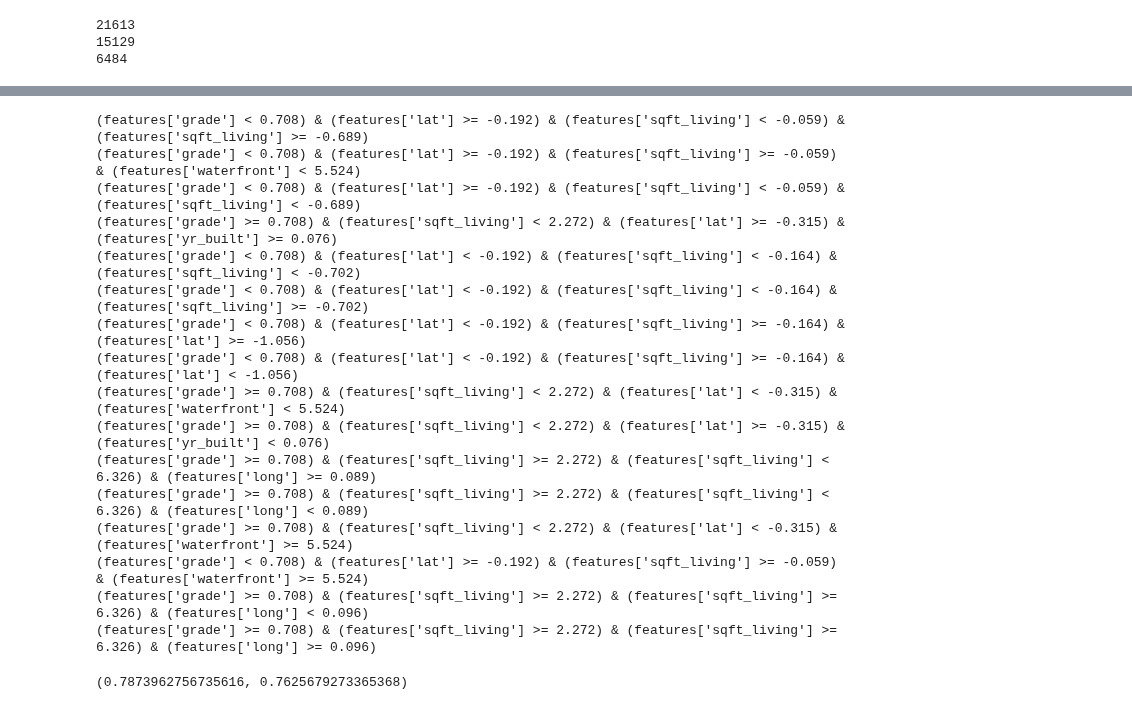
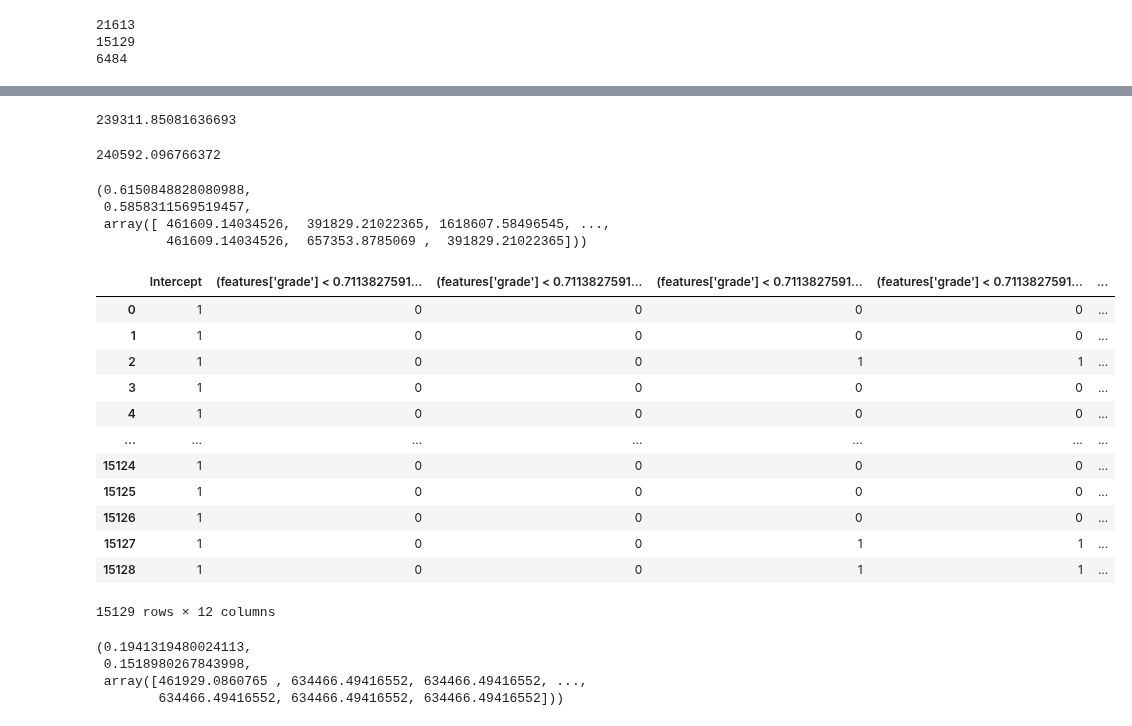
Before and after one commit to RyanLucas3/An-Optimal-RuleFit-Algorithm, a Jupyter notebook: ORRFA_new copy 2.ipynb, the cells around one changed output, grey strips where cells are left out. Saved outputs shown, nothing was run; the diff lists cells and outputs as text; code cells hidden in the pictures.

```diff
--- a/ORRFA_new copy 2.ipynb
+++ b/ORRFA_new copy 2.ipynb
@@ -130,0 +69,11 @@ for tree in rules.keys():
+# %%
+OCT_H = iai.GridSearch(
+                  iai.OptimalTreeRegressor(
+                      max_depth = 3))
+
+OCT_H.fit(features.copy(), diagnosis)
+OCT_score = OCT_H.score(features_test, diagnosis_test)
+
+regr = DecisionTreeRegressor(max_depth=3, random_state=1234)
+model = regr.fit(features, diagnosis)
+DT_score = model.score(features_test, diagnosis_test)
@@ -180,0 +161,6 @@ def reg_results(generated_features, features, diagnosis, features_test, diagnosi
+# %%
+OCT_generated_features = big_df.loc[:,~big_df.columns.duplicated()].copy()
+
+for column in OCT_generated_features.columns:
+    if OCT_generated_features[column].sum() == len(OCT_generated_features):
+        del OCT_generated_features[column]
@@ -180,0 +202,4 @@ def reg_results(generated_features, features, diagnosis, features_test, diagnosi
+# %%
+abs(diagnosis_test - p2[1]).mean()
+# %% [output]
+239311.85081636693
@@ -181,20 +209,29 @@ def reg_results(generated_features, features, diagnosis, features_test, diagnosi
+# %%
+abs(reg.predict(test) - diagnosis_test).mean()
+# %% [output]
+240592.096766372
 # %%
-reg_results(dt_df, features, diagnosis, features_test, diagnosis_test, gen= True)
+DT = reg_results(dt_df, features, diagnosis, features_test, diagnosis_test, gen= True, use_features=False)
-# %% [output]
-(features['grade'] < 0.708) & (features['lat'] >= -0.192) & (features['sqft_living'] < -0.059) & (features['sqft_living'] >= -0.689)
-(features['grade'] < 0.708) & (features['lat'] >= -0.192) & (features['sqft_living'] >= -0.059) & (features['waterfront'] < 5.524)
-(features['grade'] < 0.708) & (features['lat'] >= -0.192) & (features['sqft_living'] < -0.059) & (features['sqft_living'] < -0.689)
-(features['grade'] >= 0.708) & (features['sqft_living'] < 2.272) & (features['lat'] >= -0.315) & (features['yr_built'] >= 0.076)
-(features['grade'] < 0.708) & (features['lat'] < -0.192) & (features['sqft_living'] < -0.164) & (features['sqft_living'] < -0.702)
-(features['grade'] < 0.708) & (features['lat'] < -0.192) & (features['sqft_living'] < -0.164) & (features['sqft_living'] >= -0.702)
-(features['grade'] < 0.708) & (features['lat'] < -0.192) & (features['sqft_living'] >= -0.164) & (features['lat'] >= -1.056)
-(features['grade'] < 0.708) & (features['lat'] < -0.192) & (features['sqft_living'] >= -0.164) & (features['lat'] < -1.056)
-(features['grade'] >= 0.708) & (features['sqft_living'] < 2.272) & (features['lat'] < -0.315) & (features['waterfront'] < 5.524)
-(features['grade'] >= 0.708) & (features['sqft_living'] < 2.272) & (features['lat'] >= -0.315) & (features['yr_built'] < 0.076)
-(features['grade'] >= 0.708) & (features['sqft_living'] >= 2.272) & (features['sqft_living'] < 6.326) & (features['long'] >= 0.089)
-(features['grade'] >= 0.708) & (features['sqft_living'] >= 2.272) & (features['sqft_living'] < 6.326) & (features['long'] < 0.089)
-(features['grade'] >= 0.708) & (features['sqft_living'] < 2.272) & (features['lat'] < -0.315) & (features['waterfront'] >= 5.524)
-(features['grade'] < 0.708) & (features['lat'] >= -0.192) & (features['sqft_living'] >= -0.059) & (features['waterfront'] >= 5.524)
-(features['grade'] >= 0.708) & (features['sqft_living'] >= 2.272) & (features['sqft_living'] >= 6.326) & (features['long'] < 0.096)
-(features['grade'] >= 0.708) & (features['sqft_living'] >= 2.272) & (features['sqft_living'] >= 6.326) & (features['long'] >= 0.096)
-(0.7873962756735616, 0.7625679273365368)
+# %%
+DT
+# %% [output]
+(0.6150848828080988,
+ 0.5858311569519457,
+ array([ 461609.14034526,  391829.21022365, 1618607.58496545, ...,
+         461609.14034526,  657353.8785069 ,  391829.21022365]))
+# %%
+OCT_generated_features
+# %% [output]
+|  | Intercept | (features['grade'] < 0.7113827591... | (features['grade'] < 0.7113827591... | (features['grade'] < 0.7113827591... | (features['grade'] < 0.7113827591... | ... |
+| 0 | 1 | 0 | 0 | 0 | 0 | ... |
+| 1 | 1 | 0 | 0 | 0 | 0 | ... |
+| 2 | 1 | 0 | 0 | 1 | 1 | ... |
+| 3 | 1 | 0 | 0 | 0 | 0 | ... |
+| 4 | 1 | 0 | 0 | 0 | 0 | ... |
+| ... | ... | ... | ... | ... | ... | ... |
+| 15124 | 1 | 0 | 0 | 0 | 0 | ... |
+| 15125 | 1 | 0 | 0 | 0 | 0 | ... |
+| 15126 | 1 | 0 | 0 | 0 | 0 | ... |
+| 15127 | 1 | 0 | 0 | 1 | 1 | ... |
+| 15128 | 1 | 0 | 0 | 1 | 1 | ... |
+15129 rows × 12 columns
@@ -200,0 +240,7 @@ reg_results(dt_df, features, diagnosis, features_test, diagnosis_test, gen= True
+# %%
+OCT
+# %% [output]
+(0.1941319480024113,
+ 0.1518980267843998,
+ array([461929.0860765 , 634466.49416552, 634466.49416552, ...,
+        634466.49416552, 634466.49416552, 634466.49416552]))
```
Also changed, not shown: parts of 18 cells of this notebook, 5 other files.
